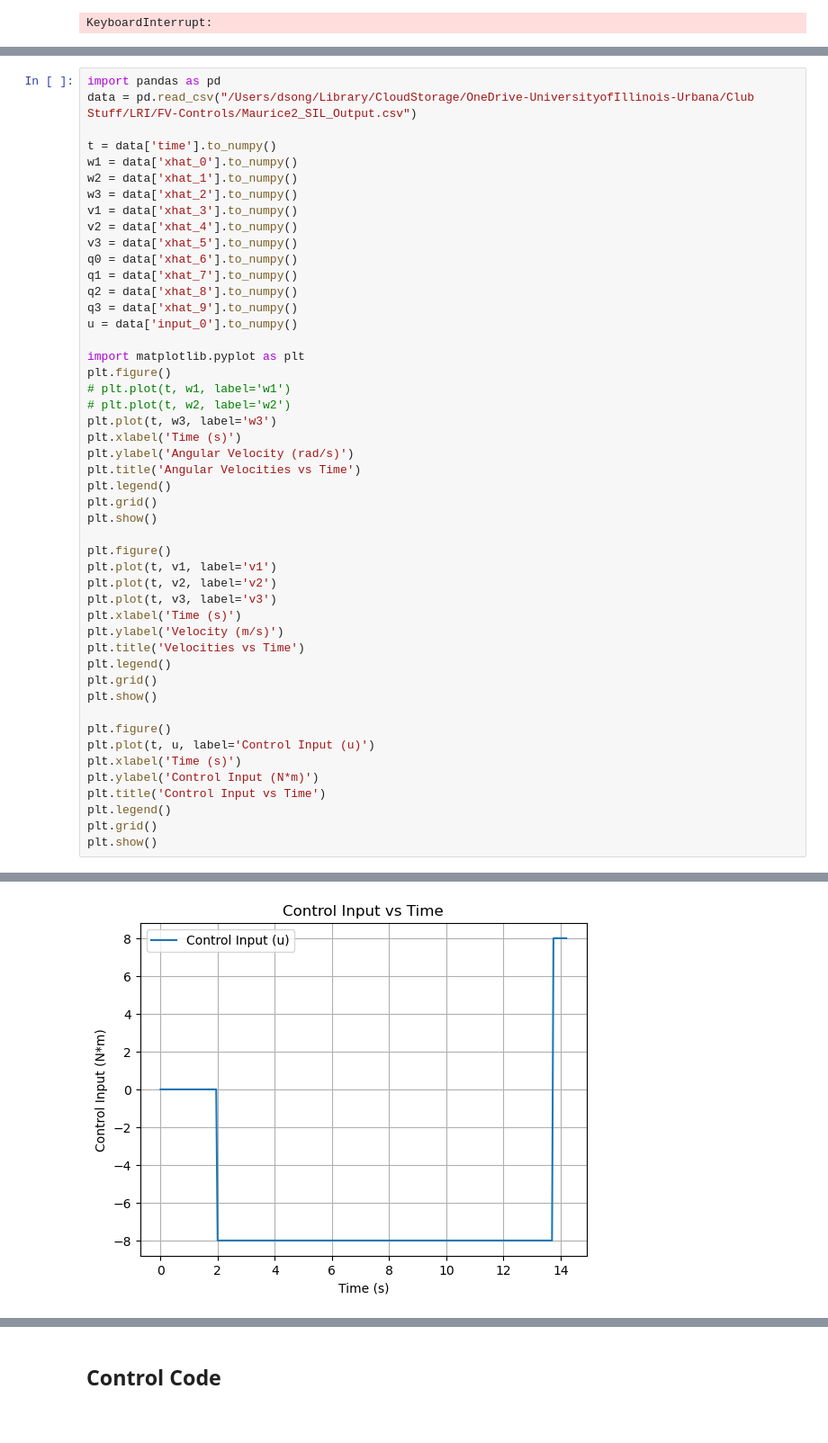
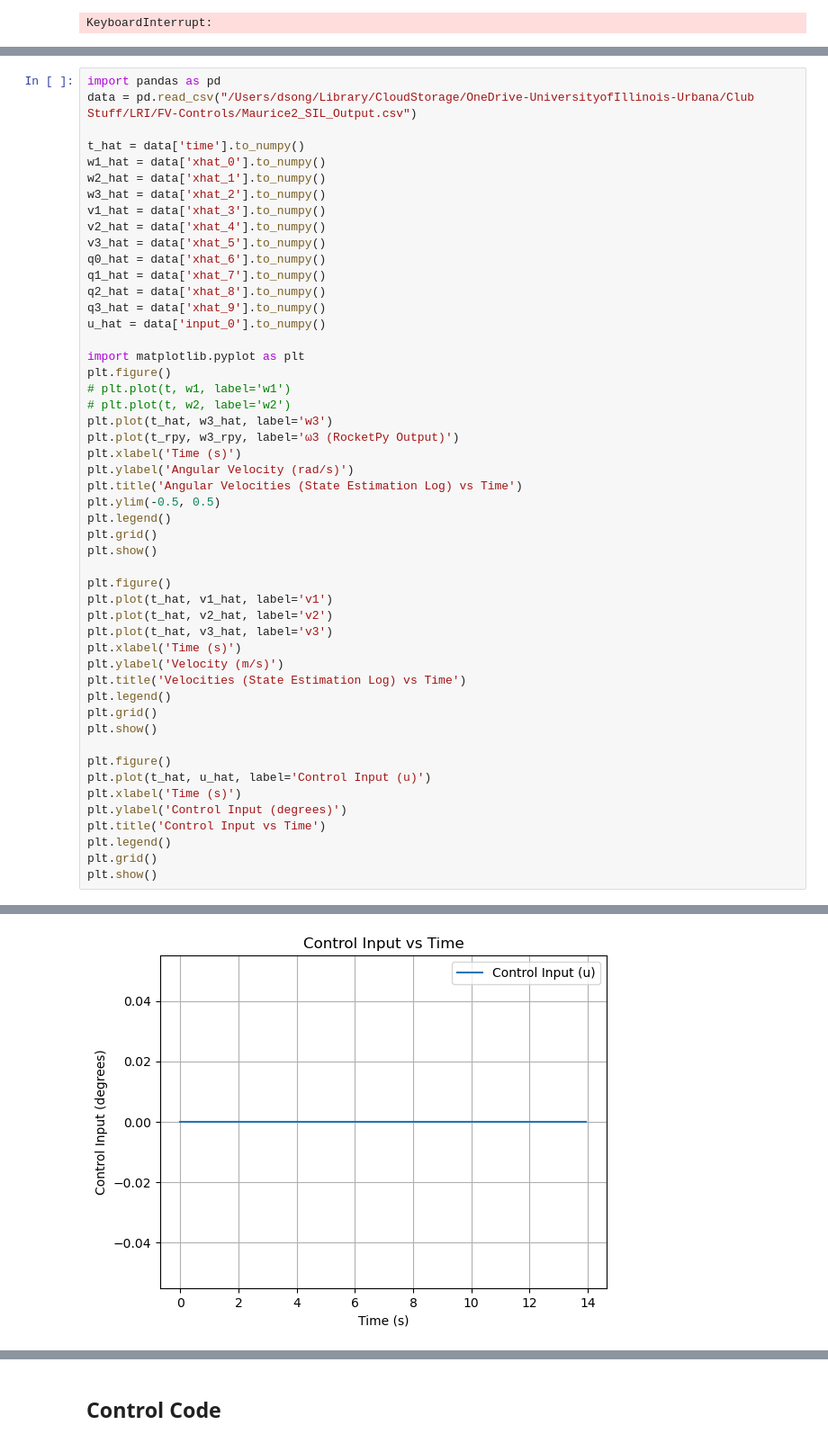
Before and after one commit to AODadbase/FV-Controls, a Jupyter notebook: LRI_Meshcat/Implementation/Render.ipynb, the cells around one changed output, grey strips where cells are left out. Shown at 90% size. Saved outputs shown, nothing was run; the diff lists cells and outputs as text.

Commit message:
Initial valid SILSIM results with RocketPy integration, results can be plotted in Render.ipynb, rocket flight dynamics computed in Maurice2.py. TODO: L and K tuning

```diff
--- a/LRI_Meshcat/Implementation/Render.ipynb
+++ b/LRI_Meshcat/Implementation/Render.ipynb
@@ -42,46 +73,48 @@ $\displaystyle \frac{\dot{v}_{3} \sqrt{v_{1}^{2} + v_{2}^{2} + v_{3}^{2}} - \sqr
 import pandas as pd
 data = pd.read_csv("/Users/dsong/Library/CloudStorage/OneDrive-UniversityofIllinois-Urbana/Club Stuff/LRI/FV-Controls/Maurice2_SIL_Output.csv")
 
-t = data['time'].to_numpy()
-w1 = data['xhat_0'].to_numpy()
-w2 = data['xhat_1'].to_numpy()
-w3 = data['xhat_2'].to_numpy()
-v1 = data['xhat_3'].to_numpy()
-v2 = data['xhat_4'].to_numpy()
-v3 = data['xhat_5'].to_numpy()
-q0 = data['xhat_6'].to_numpy()
-q1 = data['xhat_7'].to_numpy()
-q2 = data['xhat_8'].to_numpy()
-q3 = data['xhat_9'].to_numpy()
-u = data['input_0'].to_numpy()
+t_hat = data['time'].to_numpy()
+w1_hat = data['xhat_0'].to_numpy()
+w2_hat = data['xhat_1'].to_numpy()
+w3_hat = data['xhat_2'].to_numpy()
+v1_hat = data['xhat_3'].to_numpy()
+v2_hat = data['xhat_4'].to_numpy()
+v3_hat = data['xhat_5'].to_numpy()
+q0_hat = data['xhat_6'].to_numpy()
+q1_hat = data['xhat_7'].to_numpy()
+q2_hat = data['xhat_8'].to_numpy()
+q3_hat = data['xhat_9'].to_numpy()
+u_hat = data['input_0'].to_numpy()
 
 import matplotlib.pyplot as plt
 plt.figure()
 # plt.plot(t, w1, label='w1')
 # plt.plot(t, w2, label='w2')
-plt.plot(t, w3, label='w3')
+plt.plot(t_hat, w3_hat, label='w3')
+plt.plot(t_rpy, w3_rpy, label='ω3 (RocketPy Output)')
 plt.xlabel('Time (s)')
 plt.ylabel('Angular Velocity (rad/s)')
-plt.title('Angular Velocities vs Time')
+plt.title('Angular Velocities (State Estimation Log) vs Time')
+plt.ylim(-0.5, 0.5)
 plt.legend()
 plt.grid()
 plt.show()
 
 plt.figure()
-plt.plot(t, v1, label='v1')
-plt.plot(t, v2, label='v2')
-plt.plot(t, v3, label='v3')
+plt.plot(t_hat, v1_hat, label='v1')
+plt.plot(t_hat, v2_hat, label='v2')
+plt.plot(t_hat, v3_hat, label='v3')
 plt.xlabel('Time (s)')
 plt.ylabel('Velocity (m/s)')
-plt.title('Velocities vs Time')
+plt.title('Velocities (State Estimation Log) vs Time')
 plt.legend()
 plt.grid()
 plt.show()
 
 plt.figure()
-plt.plot(t, u, label='Control Input (u)')
+plt.plot(t_hat, u_hat, label='Control Input (u)')
 plt.xlabel('Time (s)')
-plt.ylabel('Control Input (N*m)')
+plt.ylabel('Control Input (degrees)')
 plt.title('Control Input vs Time')
 plt.legend()
 plt.grid()
@@ -92 +125 @@ plt.show()
-[figure, old version]
+[figure, new version]
```
Also changed, not shown: parts of 4 cells of this notebook, 4 other files.
